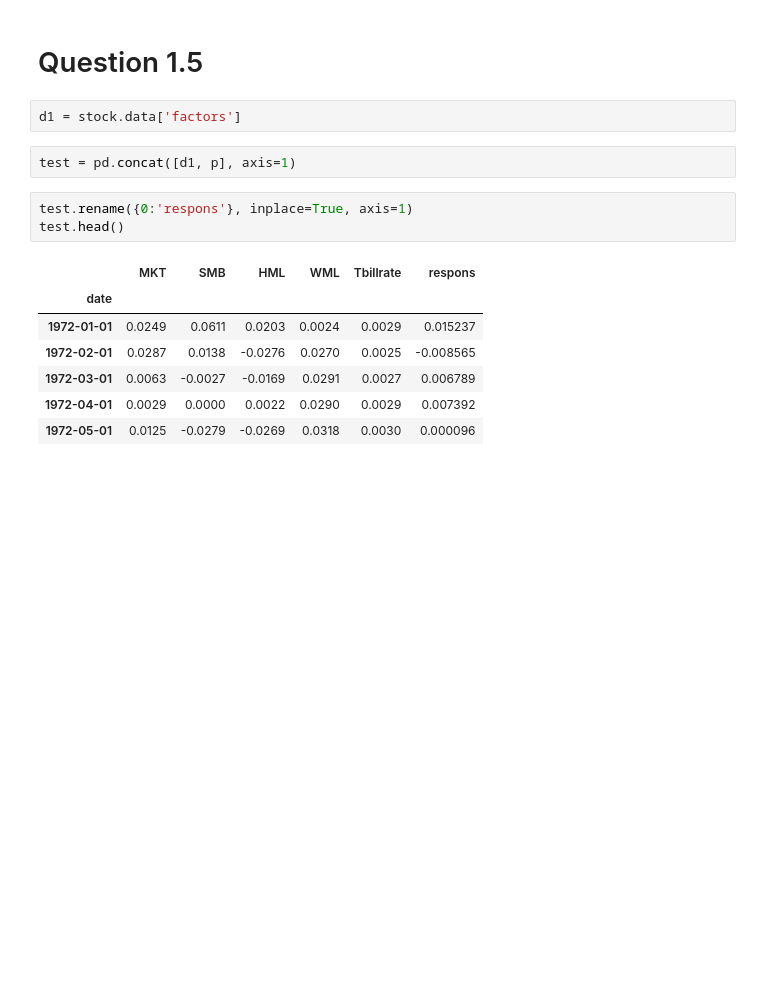
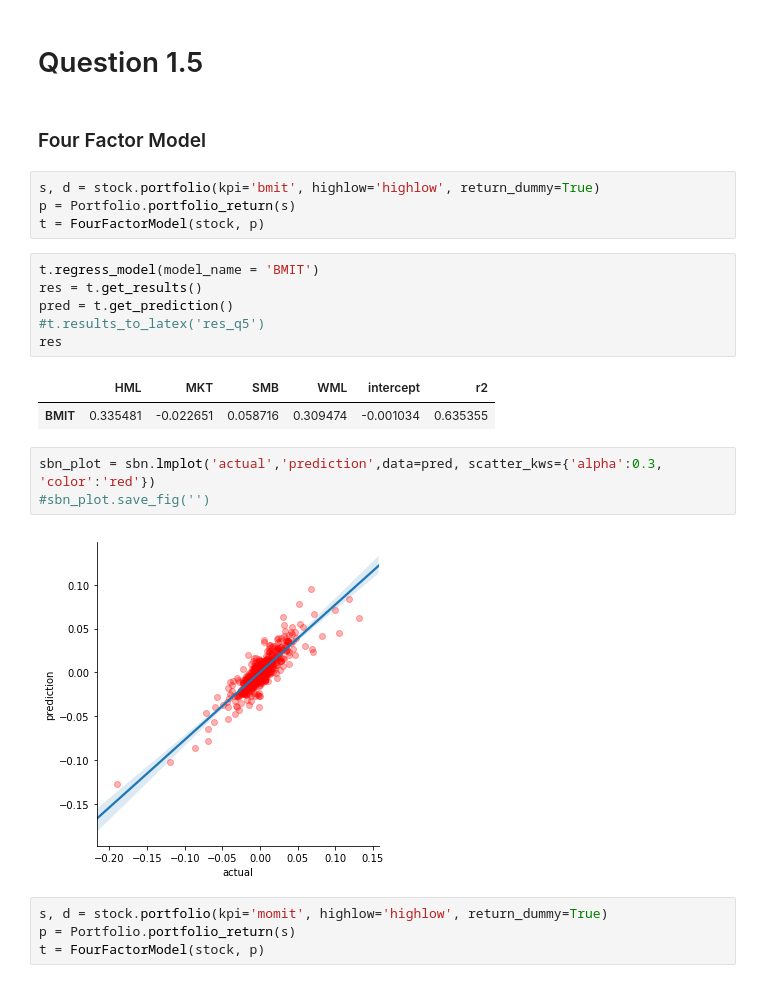
Before and after one commit to JakartaLaw/ASMA, a Jupyter notebook: ass2/Part1.ipynb, the cells around one changed output. Cells and saved outputs as stored; diff of their text form; blank space fills up the shorter version.

```diff
--- a/ass2/Part1.ipynb
+++ b/ass2/Part1.ipynb
@@ -124,18 +126,27 @@ q3_perf()
 | composite adjusted high/low | 49.105572 | 0.027049 | 0.576088 | 0.046953 | 13.162071 |
 # %% [markdown]
 # Question 1.5
-# %%
-d1 = stock.data['factors']
-# %%
-test = pd.concat([d1, p], axis=1)
-# %%
-test.rename({0:'respons'}, inplace=True, axis=1)
-test.head()
-# %% [output]
-|  | MKT | SMB | HML | WML | Tbillrate | respons |
-| date |  |  |  |  |  |  |
-| 1972-01-01 | 0.0249 | 0.0611 | 0.0203 | 0.0024 | 0.0029 | 0.015237 |
-| 1972-02-01 | 0.0287 | 0.0138 | -0.0276 | 0.0270 | 0.0025 | -0.008565 |
-| 1972-03-01 | 0.0063 | -0.0027 | -0.0169 | 0.0291 | 0.0027 | 0.006789 |
-| 1972-04-01 | 0.0029 | 0.0000 | 0.0022 | 0.0290 | 0.0029 | 0.007392 |
-| 1972-05-01 | 0.0125 | -0.0279 | -0.0269 | 0.0318 | 0.0030 | 0.000096 |
+# %% [markdown]
+### Four Factor Model
+# %%
+s, d = stock.portfolio(kpi='bmit', highlow='highlow', return_dummy=True)
+p = Portfolio.portfolio_return(s)
+t = FourFactorModel(stock, p)
+# %%
+t.regress_model(model_name = 'BMIT')
+res = t.get_results()
+pred = t.get_prediction()
+#t.results_to_latex('res_q5')
+res
+# %% [output]
+|  | HML | MKT | SMB | WML | intercept | r2 |
+| BMIT | 0.335481 | -0.022651 | 0.058716 | 0.309474 | -0.001034 | 0.635355 |
+# %%
+sbn_plot = sbn.lmplot('actual','prediction',data=pred, scatter_kws={'alpha':0.3, 'color':'red'})
+#sbn_plot.save_fig('')
+# %% [output]
+[figure, added]
+# %%
+s, d = stock.portfolio(kpi='momit', highlow='highlow', return_dummy=True)
+p = Portfolio.portfolio_return(s)
+t = FourFactorModel(stock, p)
```
Also changed, not shown: parts of 9 cells of this notebook, 3 other files.
